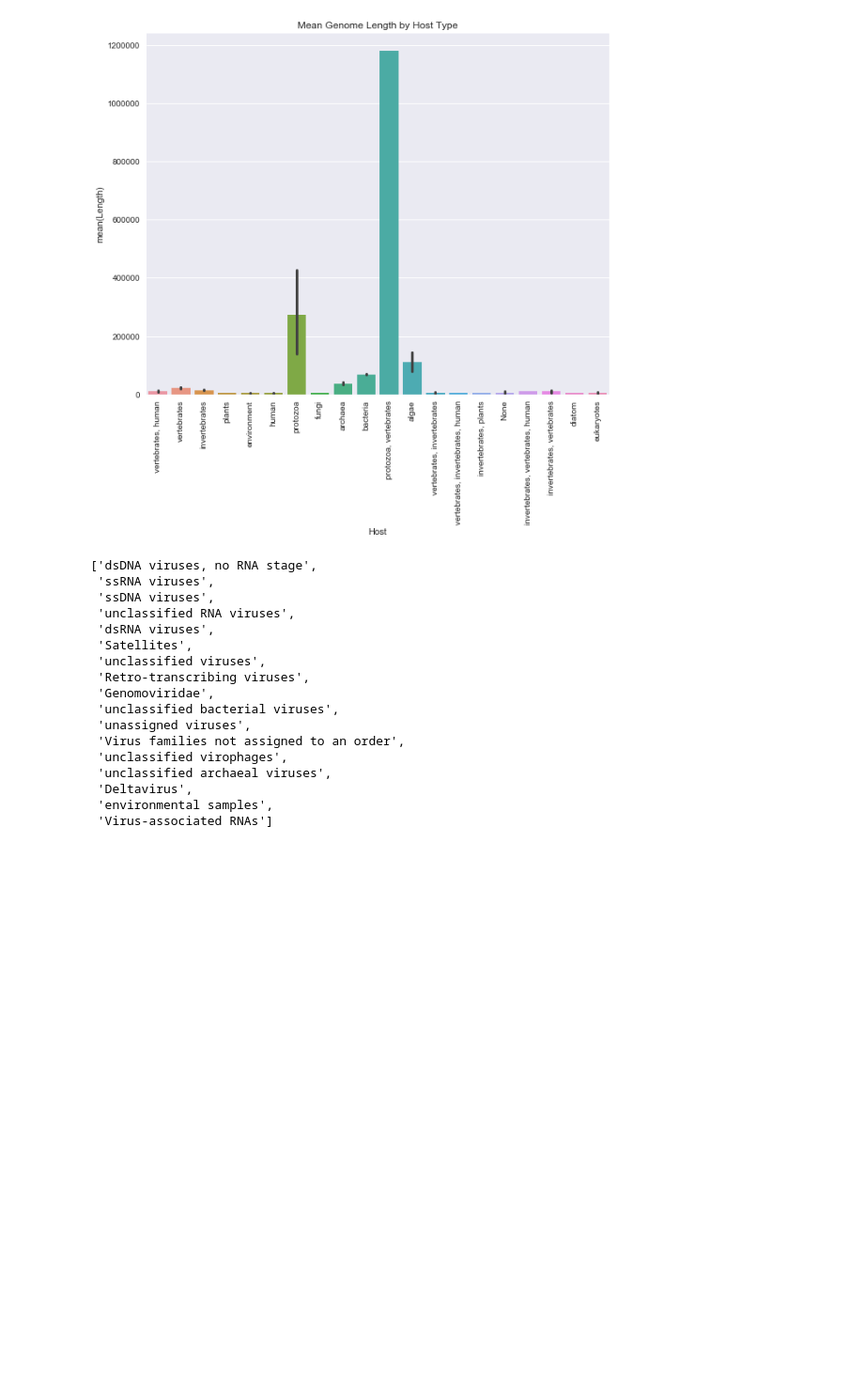
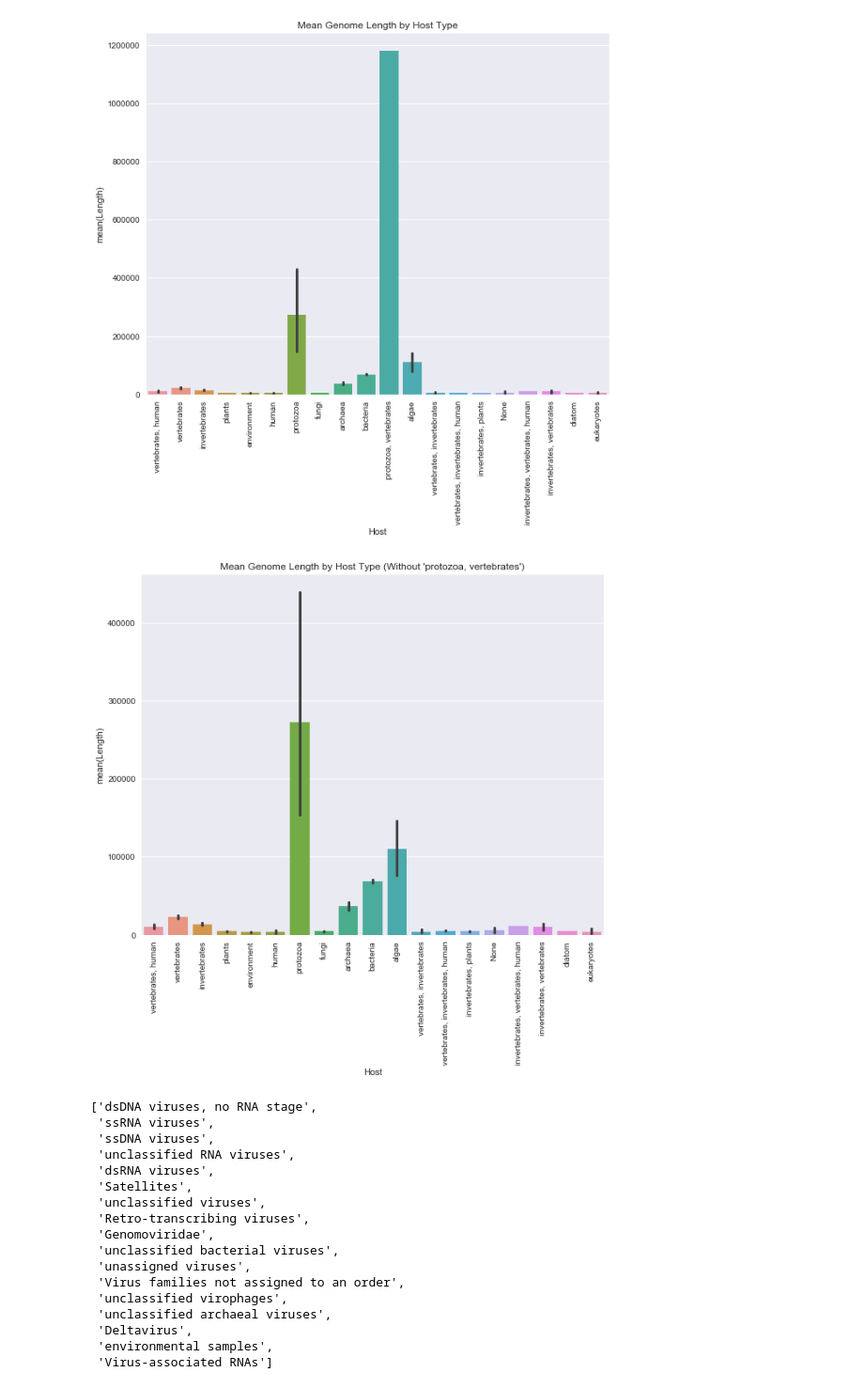
Before and after one commit to qdupupet/Viral-Genomes, a Jupyter notebook: ViralGenomes.ipynb, the cells around one changed output. Shown at 94% size. Drawn from its saved outputs; the diff is of its cells as text; code cells hidden in the pictures; blank space fills up the shorter version.

```diff
--- a/ViralGenomes.ipynb
+++ b/ViralGenomes.ipynb
@@ -179,6 +185,18 @@ plt.title('Mean Genome Length by Host Type')
 None
 # %% [output]
 [figure]
+# %%
+genomes_h = genomes.loc[genomes['Host'] != 'protozoa, vertebrates']
+# %%
+# Plot the mean genome length for each host type
+plt.figure(figsize = (10,8))
+type_length_bar = sns.barplot(genomes_h['Host'], genomes_h['Length'])
+for item in type_length_bar.get_xticklabels():
+    item.set_rotation(90)
+plt.title("Mean Genome Length by Host Type (Without \'protozoa, vertebrates\')")
+None
+# %% [output]
+[figure, added]
 # %%
 classifications
 # %% [output]
```
Also changed, not shown: parts of 17 cells of this notebook, 13 other files.
